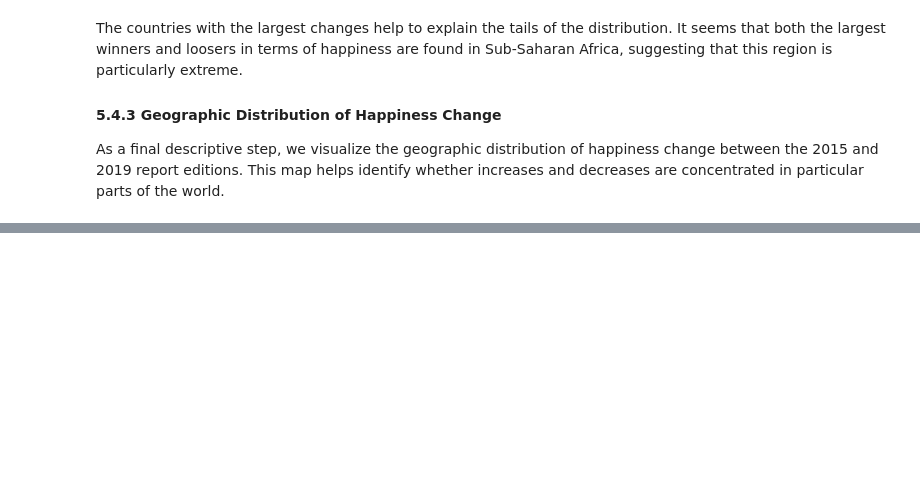
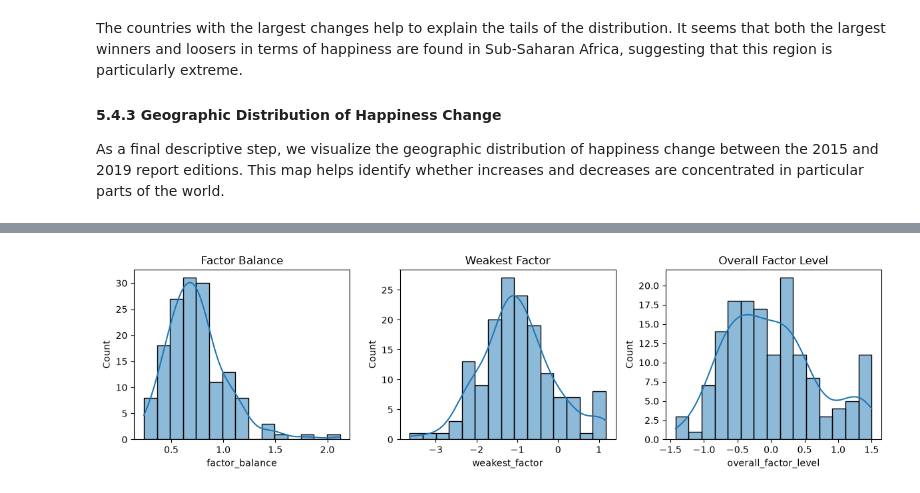
Before and after one commit to GiacomoAle8/ResearchMethodsProject, a Jupyter notebook: project.ipynb, the cells around one changed output, grey strips where cells are left out. Cells and saved outputs as stored; diff of their text form; code cells hidden in the pictures; blank space fills up the shorter version.

Commit message:
ch. 7 & 8 - methods and analysis

```diff
--- a/project.ipynb
+++ b/project.ipynb
@@ -330,7 +314,7 @@ country_names = {
     "Trinidad & Tobago": "Trinidad and Tobago",
     "North Cyprus": "Northern Cyprus",
     "Macedonia": "North Macedonia",
-    "Somaliland region": "Somaliland region",
+    "Somaliland Region": "Somaliland region",
     "Ivory Coast": "Cote d'Ivoire", # change mapping so it is correctly displayed on the map later
 }
 # overwrite the country names with the standardized names
@@ -1278,11 +1145,0 @@ overall_factor_level    0.0264    0.0016   -0.6243
-# %%
-# Histograms of the three constructed variables
-fig, axes = plt.subplots(1, 3, figsize=(12, 4))
-
-for ax, var in zip(axes, constructed_vars):
-    sns.histplot(data=analysis_data, x=var, kde=True, ax=ax)
-    ax.set_title(f"Distribution of {var}")
-    ax.set_xlabel(var)
-
-plt.tight_layout()
-plt.show()
@@ -1417,0 +1224,12 @@ This hypothesis examines whether the lowest-performing dimension of a country ma
+# %%
+# start from the matched 2015-2019 subset
+analysis_data = matched_2015_2019[[ "country","region","happiness_2015","happiness_2019","happiness_change"]].copy()
+
+# add the profile measures constructed from the 2015 factors
+analysis_data = analysis_data.merge(predictors_2015[[ "country", "factor_balance", "weakest_factor", "overall_factor_level", "weakest_factor_name"]],
+    on="country",
+    how="inner"
+)
+
+print("Countries in analysis dataset:", len(analysis_data))
+analysis_data.head()
@@ -1417,0 +1255,22 @@ This hypothesis examines whether the lowest-performing dimension of a country ma
+# %%
+# distributions of the three constructed variables
+constructed_vars = ["factor_balance","weakest_factor","overall_factor_level"]
+
+fig, axes = plt.subplots(1, 3, figsize=(12, 3.5))
+titles = ["Factor Balance","Weakest Factor","Overall Factor Level"]
+for ax, variable, title in zip(axes, constructed_vars, titles):
+    sns.histplot(
+        data=analysis_data,
+        x=variable,
+        bins=15,
+        kde=True,
+        ax=ax
+    )
+    ax.set_title(title)
+    ax.set_xlabel(variable)
+    ax.set_ylabel("Count")
+
+plt.tight_layout()
+plt.show()
+# %% [output]
+[figure, added]
```
Also changed, not shown: parts of 106 cells of this notebook.
